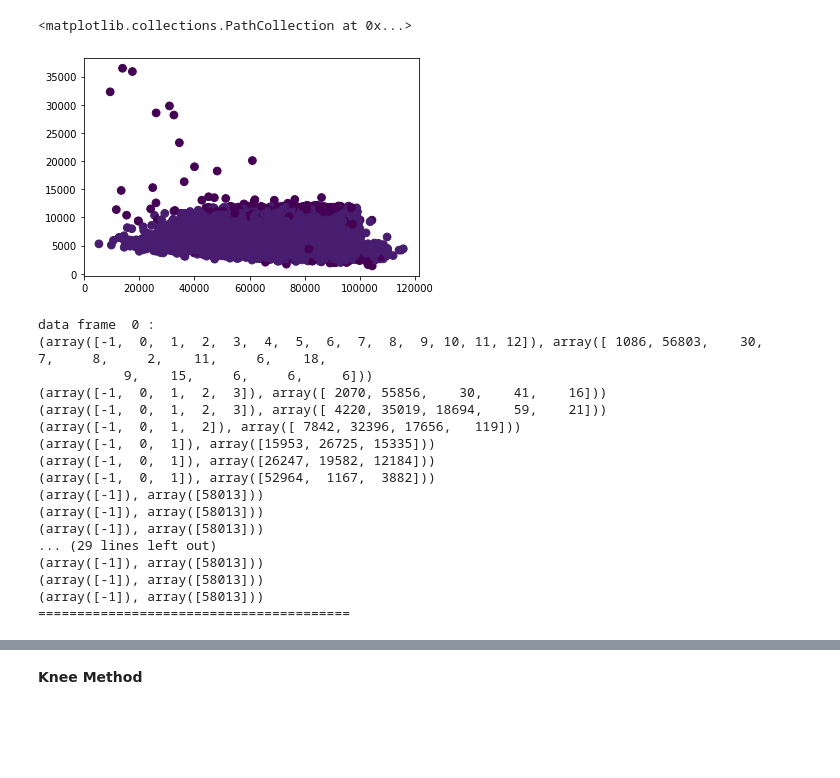
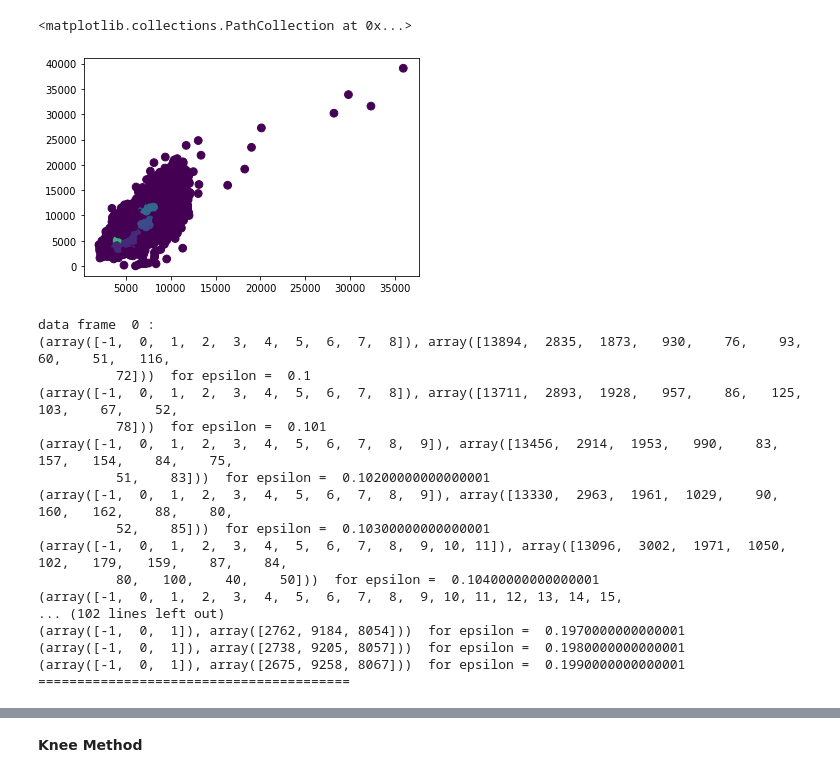
Before and after one commit to andybbruno/DataMining, a Jupyter notebook: lore_backup_colab/DBScan.ipynb, the cells around one changed output, grey strips where cells are left out. Saved outputs shown, nothing was run; the diff lists cells and outputs as text; code cells hidden in the pictures; blank space fills up the shorter version.

```diff
--- a/lore_backup_colab/DBScan.ipynb
+++ b/lore_backup_colab/DBScan.ipynb
@@ -47,0 +32,4 @@ df_clus.dropna(inplace=True)
+# %%
+df_clus = df[['AAAP', 'AACP', 'ARAP', 'ARCP', 'CAAP', 'CACP',
+             'CRAP', 'CRCP', 'VehBCost', 'WarrantyCost', 'VehOdo']]
+df_clus = df_clus[0:20000]
@@ -48,7 +51,7 @@ df_clus.dropna(inplace=True)
 # %%
-df_1 = df_clus[['AuctionAVG', 'RetailAVG', 'VehBCost']]
-df_2 = df_clus[['WarrantyCost', 'Trend', 'VehBCost']]
-df_3 = df_clus[['WarrantyCost', 'VehOdo', 'VehBCost']]
+df_1 = df_clus[['AAAP', 'ARAP', 'VehBCost']]
+df_2 = df_clus[['WarrantyCost', 'VehOdo', 'VehBCost']]
+df_3 = df_clus[['AAAP', 'VehOdo', 'VehBCost']]
 # %%
 from sklearn.cluster import DBSCAN
 # %%
@@ -56,11 +59,15 @@ to_db_scan = [df_1, df_2, df_3]
 min_samp = []
 epsilon = []
 scaled_df = []
-scaler = MinMaxScaler()
+scaler = StandardScaler()
 
-for i in range(3, 15):
-  min_samp.append(math.pow(2, i))
-  epsilon.append(0.01)
+epsilon = []
+#for i in range(8, 12):
+#  min_samp.append(math.pow(2, i))
+p = 0.1
+for i in range(0, 100):
+  epsilon.append(p)
+  p+=0.001
 
 for e in to_db_scan:
   scaled_df.append(scaler.fit_transform(e.values))
@@ -67,12 +132,13 @@ for e in to_db_scan:
 # %%
 results = {}
 
-for i, e in enumerate(scaled_df):
+appl = [scaled_df[0]]
+
+for i, e in enumerate(appl):
   results[str(i)] = []
 
-for i, df in enumerate(scaled_df):
-  for j, ms in enumerate(min_samp):
-    results[str(i)].append(DBSCAN(eps=epsilon[j], min_samples=ms).fit(scaled_df[0]))
-
-  print("end ", i)
+for i, df in enumerate(appl):
+  for j, ms in enumerate(epsilon):
+    results[str(i)].append(DBSCAN(eps=epsilon[j], min_samples=50).fit(df))
+    print("end ", epsilon[j], " at iteration ", j)
 # %% [output]
@@ -82,32 +162,32 @@ end  2
 # %%
-plt.scatter(df_clus['VehOdo'], df_clus['VehBCost'],
+plt.scatter(to_db_scan[0]['VehBCost'], to_db_scan[0]['ARAP'],
             c=results['0'][0].labels_, s=60)
 # %% [output]
 <matplotlib.collections.PathCollection at 0x...>
-[figure, old version]
+[figure, new version]
 # %%
-for i, df in enumerate(scaled_df):
+for i, df in enumerate(appl):
   print("data frame ", str(i), ":")
-  for j, ms in enumerate(min_samp):
-    print(np.unique(results[str(i)][j].labels_, return_counts=True))
+  for j, ms in enumerate(epsilon):
+    print(np.unique(results[str(i)][j].labels_, return_counts=True), " for epsilon = " , ms)
   print("========================================")
 # %% [output]
 data frame  0 :
-(array([-1,  0,  1,  2,  3,  4,  5,  6,  7,  8,  9, 10, 11, 12]), array([ 1086, 56803,    30,     7,     8,     2,    11,     6,    18,
-           9,    15,     6,     6,     6]))
-(array([-1,  0,  1,  2,  3]), array([ 2070, 55856,    30,    41,    16]))
-(array([-1,  0,  1,  2,  3]), array([ 4220, 35019, 18694,    59,    21]))
-(array([-1,  0,  1,  2]), array([ 7842, 32396, 17656,   119]))
-(array([-1,  0,  1]), array([15953, 26725, 15335]))
-(array([-1,  0,  1]), array([26247, 19582, 12184]))
-(array([-1,  0,  1]), array([52964,  1167,  3882]))
-(array([-1]), array([58013]))
-(array([-1]), array([58013]))
-(array([-1]), array([58013]))
-... (29 lines left out)
-(array([-1]), array([58013]))
-(array([-1]), array([58013]))
-(array([-1]), array([58013]))
+(array([-1,  0,  1,  2,  3,  4,  5,  6,  7,  8]), array([13894,  2835,  1873,   930,    76,    93,    60,    51,   116,
+          72]))  for epsilon =  0.1
+(array([-1,  0,  1,  2,  3,  4,  5,  6,  7,  8]), array([13711,  2893,  1928,   957,    86,   125,   103,    67,    52,
+          78]))  for epsilon =  0.101
+(array([-1,  0,  1,  2,  3,  4,  5,  6,  7,  8,  9]), array([13456,  2914,  1953,   990,    83,   157,   154,    84,    75,
+          51,    83]))  for epsilon =  0.10200000000000001
+(array([-1,  0,  1,  2,  3,  4,  5,  6,  7,  8,  9]), array([13330,  2963,  1961,  1029,    90,   160,   162,    88,    80,
+          52,    85]))  for epsilon =  0.10300000000000001
+(array([-1,  0,  1,  2,  3,  4,  5,  6,  7,  8,  9, 10, 11]), array([13096,  3002,  1971,  1050,   102,   179,   159,    87,    84,
+          80,   100,    40,    50]))  for epsilon =  0.10400000000000001
+(array([-1,  0,  1,  2,  3,  4,  5,  6,  7,  8,  9, 10, 11, 12, 13, 14, 15,
+... (102 lines left out)
+(array([-1,  0,  1]), array([2762, 9184, 8054]))  for epsilon =  0.1970000000000001
+(array([-1,  0,  1]), array([2738, 9205, 8057]))  for epsilon =  0.1980000000000001
+(array([-1,  0,  1]), array([2675, 9258, 8067]))  for epsilon =  0.1990000000000001
 ========================================
 # %%
 filtered = []
```
Also changed, not shown: parts of 13 cells of this notebook, 2 other files.
